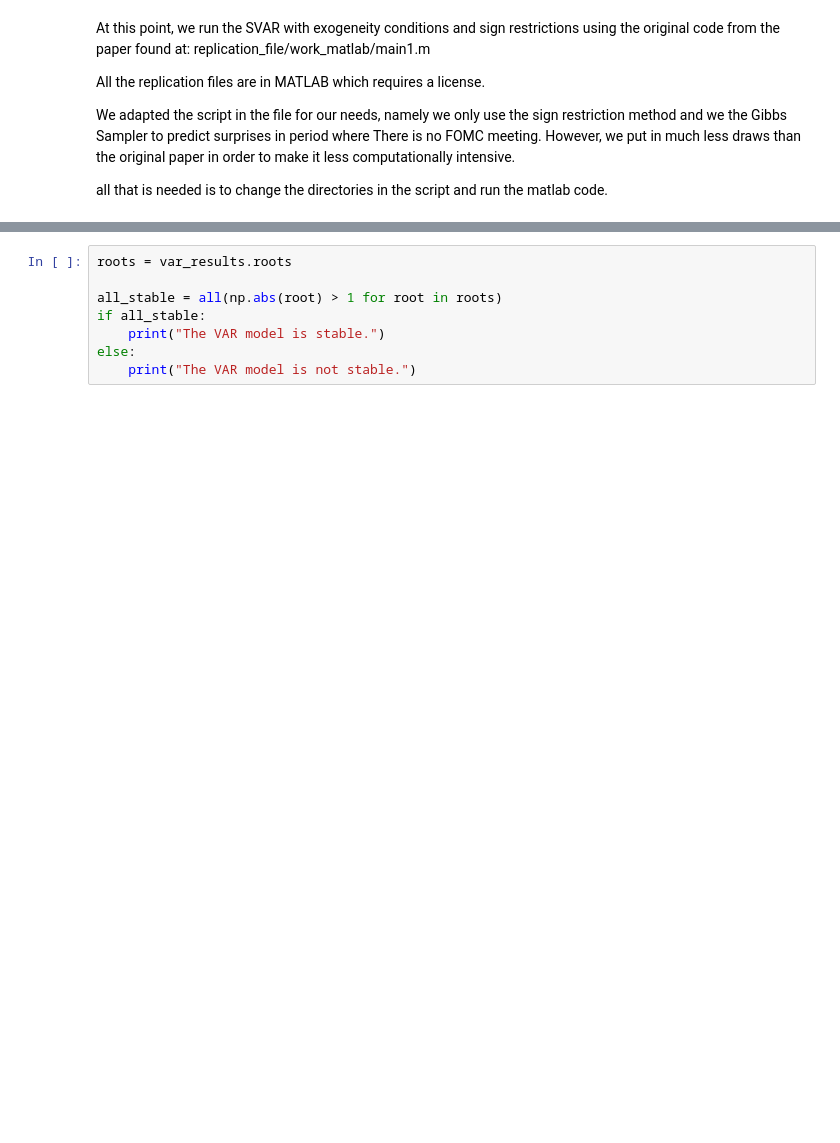
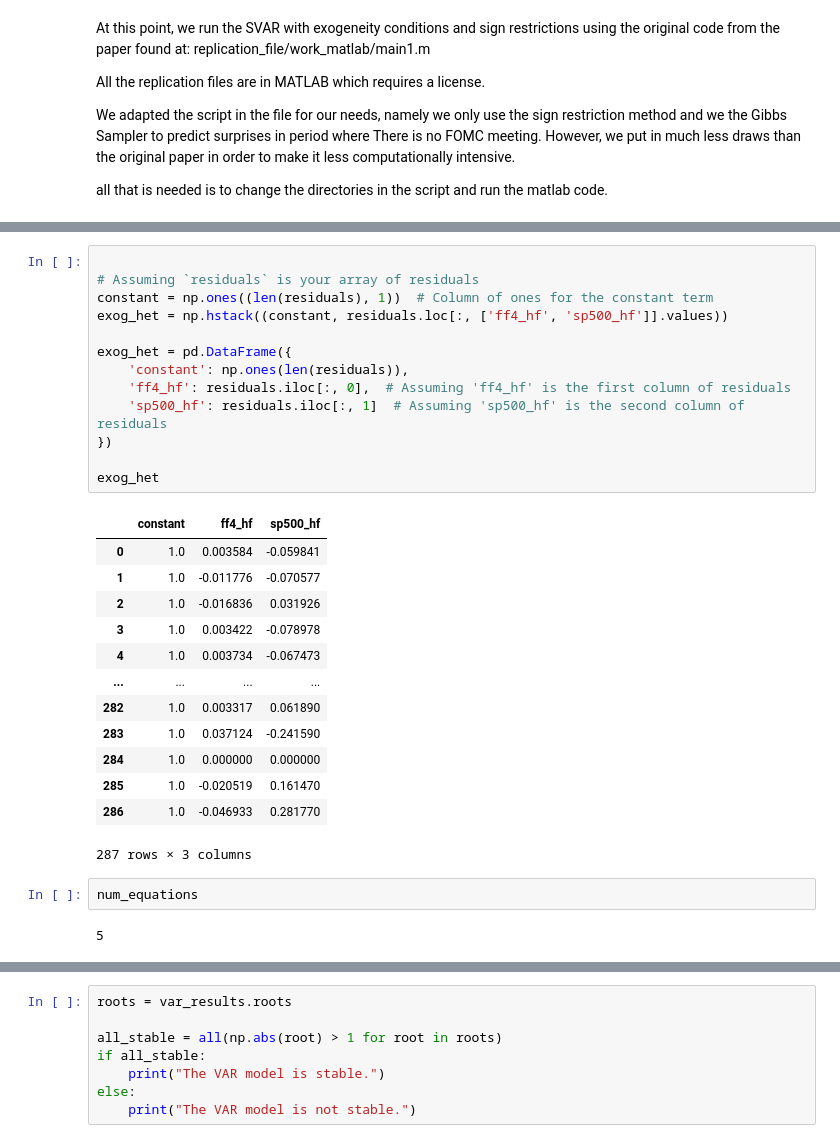
Before and after one commit to GianiRanzetti/BayesianVAR-Monetary-Policy-Effect-On-Asset-Prices, a Jupyter notebook: svar_irfs.ipynb, the cells around one changed output, grey strips where cells are left out. Cells and saved outputs as stored; diff of their text form; blank space fills up the shorter version.

```diff
--- a/svar_irfs.ipynb
+++ b/svar_irfs.ipynb
@@ -355,0 +385,31 @@ all that is needed is to change the directories in the script and run the matlab
+# %%
+
+# Assuming `residuals` is your array of residuals
+constant = np.ones((len(residuals), 1))  # Column of ones for the constant term
+exog_het = np.hstack((constant, residuals.loc[:, ['ff4_hf', 'sp500_hf']].values))
+
+exog_het = pd.DataFrame({
+    'constant': np.ones(len(residuals)),
+    'ff4_hf': residuals.iloc[:, 0],  # Assuming 'ff4_hf' is the first column of residuals
+    'sp500_hf': residuals.iloc[:, 1]  # Assuming 'sp500_hf' is the second column of residuals
+})
+
+exog_het
+# %% [output]
+|  | constant | ff4_hf | sp500_hf |
+| 0 | 1.0 | 0.003584 | -0.059841 |
+| 1 | 1.0 | -0.011776 | -0.070577 |
+| 2 | 1.0 | -0.016836 | 0.031926 |
+| 3 | 1.0 | 0.003422 | -0.078978 |
+| 4 | 1.0 | 0.003734 | -0.067473 |
+| ... | ... | ... | ... |
+| 282 | 1.0 | 0.003317 | 0.061890 |
+| 283 | 1.0 | 0.037124 | -0.241590 |
+| 284 | 1.0 | 0.000000 | 0.000000 |
+| 285 | 1.0 | -0.020519 | 0.161470 |
+| 286 | 1.0 | -0.046933 | 0.281770 |
+287 rows × 3 columns
+# %%
+num_equations
+# %% [output]
+5
```
Also changed, not shown: parts of 13 cells of this notebook, 36 other files.
